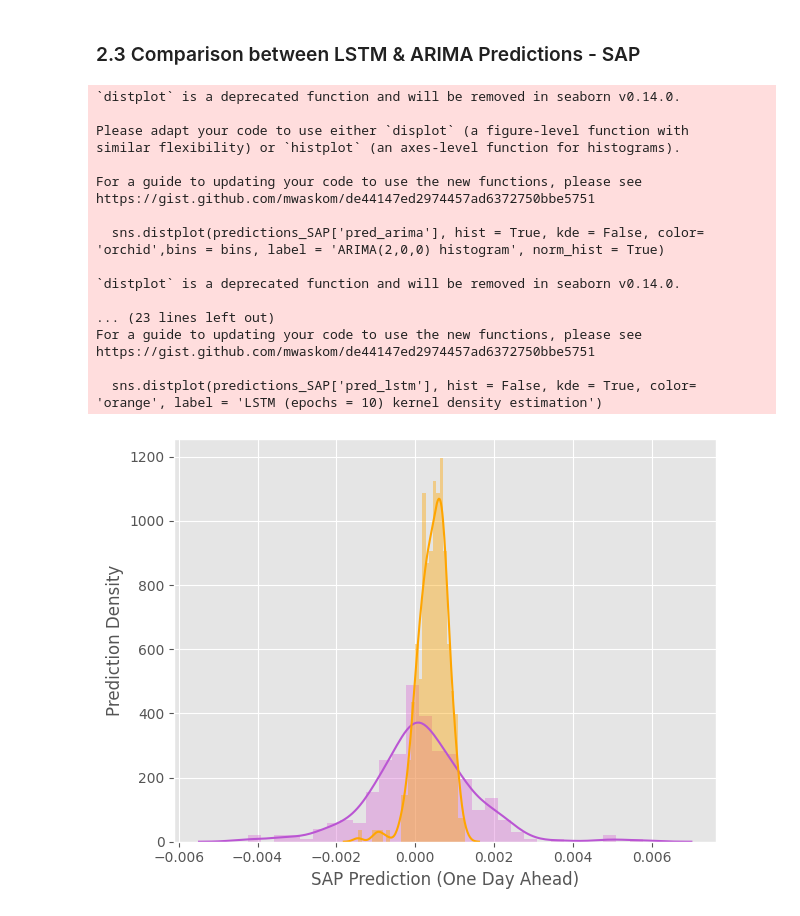
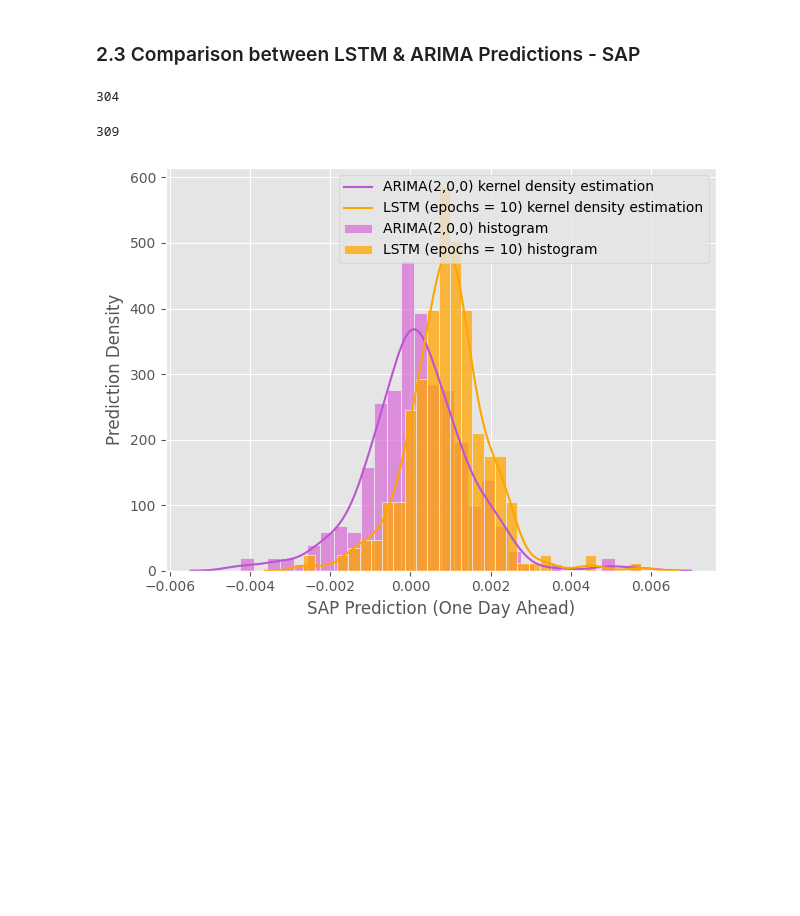
Before and after one commit to cem-akkus/Master, a Jupyter notebook: DataVisualisations.ipynb, the cells around one changed output. Saved outputs shown, nothing was run; the diff lists cells and outputs as text; code cells hidden in the pictures; blank space fills up the shorter version.

```diff
--- a/DataVisualisations.ipynb
+++ b/DataVisualisations.ipynb
@@ -640,4 +627,10 @@ Y_SAP = np.array(Y_SAP)
 
 #splitting sequence into train and test data
 #X_train_SAP, X_test_SAP, Y_train_SAP, Y_test_SAP = train_test_split(X_ft_SAP, Y_SAP, test_size=1-train_test_ratio, shuffle = False) #without features
-X_ft_train_SAP, X_ft_test_SAP, Y_train_SAP, Y_test_SAP = train_test_split(X_ft_SAP, Y_SAP, test_size=1-train_test_ratio, shuffle = False) #with features
+#X_ft_train_SAP, X_ft_test_SAP, Y_train_SAP, Y_test_SAP = train_test_split(X_ft_SAP, Y_SAP, test_size=1-train_test_ratio, shuffle = False) #with features
+
+#splitting sequence into train, val and test data (70-15-15 split)
+# First split: Separate out the test set
+X_temp, X_ft_test_SAP, Y_temp, Y_test_SAP = train_test_split(X_ft_SAP, Y_SAP, test_size=0.15, shuffle=False)
+# Second split: Split the remaining data into training and validation sets
+X_ft_train_SAP, X_ft_val_SAP, Y_train_SAP, Y_val_SAP = train_test_split(X_temp, Y_temp, test_size=0.1765, shuffle=False)  # 0.25 * 0.8 = 0.2 # 0.1765 * 0.85 = 0.15
@@ -705,7 +718,7 @@ np.random.seed(seed)
 tf.random.set_seed(seed)
 #LSTM model for dax asset return prediction
 model_LSTM = tf.keras.Sequential()
-model_LSTM.add(tf.keras.layers.LSTM(20, activation='sigmoid', return_sequences=True, input_shape=(input_steps, n_features + 1)))
+model_LSTM.add(tf.keras.layers.LSTM(20, activation='sigmoid', return_sequences=False, input_shape=(input_steps, n_features + 1)))
 model_LSTM.add(tf.keras.layers.Dense(1))
 model_LSTM.compile(optimizer='Adam', loss='mse')
 
@@ -743,9 +756,9 @@ plt.tight_layout()
 # %%
 #bringing yhat in flat form
-yhat_reshape_SAP = yhat_SAP.reshape(-1,1).reshape(-1,1)
-yhat_flat_SAP = [item for sublist in yhat_reshape_SAP.tolist() for item in sublist]
+#yhat_reshape_SAP = yhat_SAP.reshape(-1,1).reshape(-1,1)
+yhat_flat_SAP = [item for sublist in yhat_SAP.tolist() for item in sublist]
 
-#review performance of dax lstm
+#review performance of sap lstm
 mse_LSTM = mean_squared_error(yhat_flat_SAP, Y_test_SAP)
 print('MSE_LSTM: '+str("{:e}".format(mse_LSTM)))
 mae_LSTM = mean_absolute_error(yhat_flat_SAP, Y_test_SAP)
@@ -758,0 +803,2 @@ RMSE_LSTM: 1.282838e-02
+# %%
+yhat_flat_SAP = yhat_SAP[:, -1]
@@ -839,31 +989,45 @@ actual = pd.Series(Y_test_SAP[-min_comp:],index=data_dict['SAP_DE']['1d_return']
 pred_arima = pd.Series(predicted_arima_flat_SAP[-min_comp:],index=data_dict['SAP_DE']['1d_return'].iloc[-min_comp:].index)
 
 predictions_SAP = pd.concat([actual,pred_lstm, pred_arima], axis=1, keys=['actual','pred_lstm','pred_arima'])
+# %%
+yhat_SAP.shape[0]
+# %% [output]
+304
+# %%
+len(predictions_arima_SAP)
+# %% [output]
+309
 # %%
-sns.distplot(predictions_SAP['pred_arima'], hist = True, kde = False, color= 'orchid',bins = bins, label = 'ARIMA(2,0,0) histogram', norm_hist = True)
-sns.distplot(predictions_SAP['pred_arima'], hist = False, kde = True, color= 'mediumorchid', label = 'ARIMA(2,0,0) kernel density estimation')
-sns.distplot(predictions_SAP['pred_lstm'], hist = True, kde = False, color = 'orange', bins = bins, label = 'LSTM (epochs = 10) histogram', norm_hist = True)
-sns.distplot(predictions_SAP['pred_lstm'], hist = False, kde = True, color= 'orange', label = 'LSTM (epochs = 10) kernel density estimation')
+# Setting up the bins parameter for consistency across histograms
+bins = 30  # Adjust the number of bins as needed
+
+# ARIMA Histogram
+sns.histplot(data=predictions_SAP, x='pred_arima', bins=bins, color='orchid', stat='density', label='ARIMA(2,0,0) histogram')
+
+# ARIMA KDE
+sns.kdeplot(data=predictions_SAP, x='pred_arima', color='mediumorchid', label='ARIMA(2,0,0) kernel density estimation')
+
+# LSTM Histogram
+sns.histplot(data=predictions_SAP, x='pred_lstm', bins=bins, color='orange', stat='density', label='LSTM (epochs = 10) histogram')
+
+# LSTM KDE
+sns.kdeplot(data=predictions_SAP, x='pred_lstm', color='orange', label='LSTM (epochs = 10) kernel density estimation')
+
+# Actual Histogram
+#sns.histplot(data=predictions_SAP, x='actual', bins=bins, color='blue', stat='density', label='Actual histogram')
+
+# Actual KDE
+#sns.kdeplot(data=predictions_SAP, x='actual', color='blue', label='Actual kernel density estimation')
+
+# Adding labels and adjusting layout
 plt.xlabel('SAP Prediction (One Day Ahead)')
 plt.ylabel('Prediction Density')
 plt.tight_layout()
+plt.legend()
+
+# Uncomment the following line if you want to save the figure
 #plt.savefig('hist_pred_sap.png')
+
+plt.show()
 # %% [output]
-`distplot` is a deprecated function and will be removed in seaborn v0.14.0.
-
-Please adapt your code to use either `displot` (a figure-level function with
-similar flexibility) or `histplot` (an axes-level function for histograms).
-
-For a guide to updating your code to use the new functions, please see
-https://gist.github.com/mwaskom/de44147ed2974457ad6372750bbe5751
-
-  sns.distplot(predictions_SAP['pred_arima'], hist = True, kde = False, color= 'orchid',bins = bins, label = 'ARIMA(2,0,0) histogram', norm_hist = True)
-
-`distplot` is a deprecated function and will be removed in seaborn v0.14.0.
-
-... (23 lines left out)
-For a guide to updating your code to use the new functions, please see
-https://gist.github.com/mwaskom/de44147ed2974457ad6372750bbe5751
-
-  sns.distplot(predictions_SAP['pred_lstm'], hist = False, kde = True, color= 'orange', label = 'LSTM (epochs = 10) kernel density estimation')
-[figure, old version]
+[figure, new version]
```
Also changed, not shown: parts of 37 cells of this notebook.
